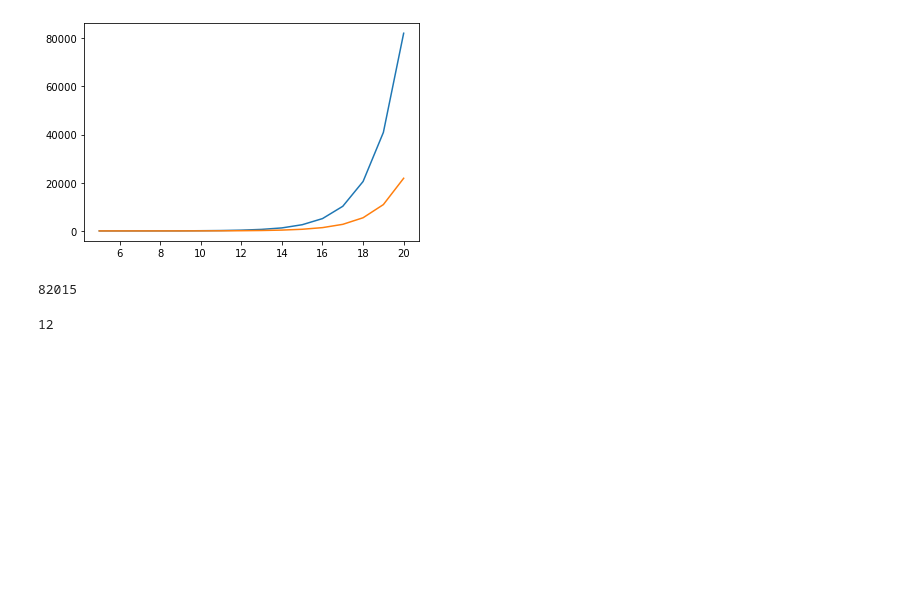
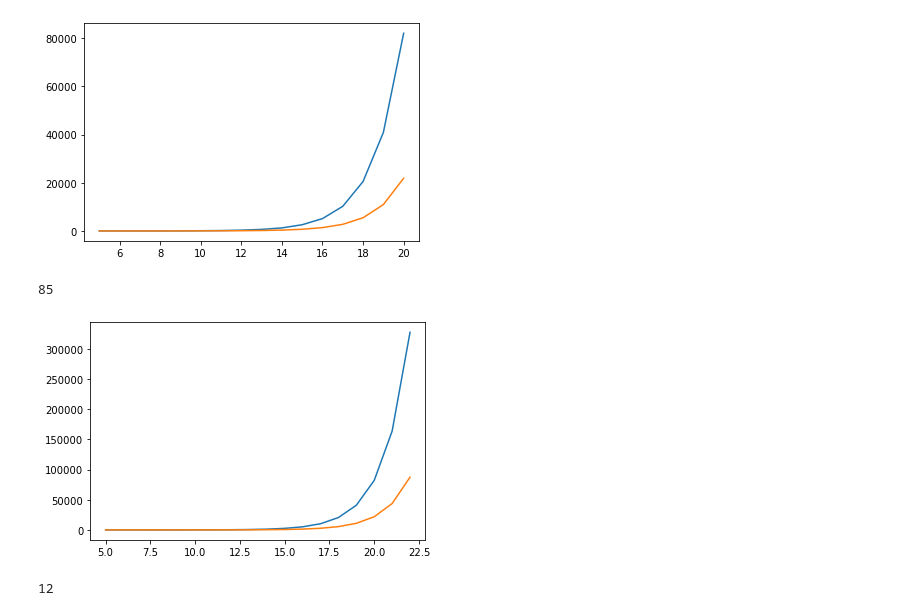
Before and after one commit to Sultanow/aberkane-sultanow-cnts, a Jupyter notebook: python/notebook/playground.ipynb, the cells around one changed output. Cells and saved outputs as stored; diff of their text form; code cells hidden in the pictures; blank space fills up the shorter version.

```diff
--- a/python/notebook/playground.ipynb
+++ b/python/notebook/playground.ipynb
@@ -147,26 +147,30 @@ def func3(s:int, max_bin_len:int)->int:
     return x
 
 start = 3
-max_bin_len = 20
+max_bin_len = 10
 print(func3(start, max_bin_len))
 # %% [output]
-82015
+85
 # %%
+start = 3
+max_bin_len = 22
 x_val=[]
 y_val=[]
 y_val2=[]
 for mbl in range(5, max_bin_len+1):
     x_val.append(mbl)
     y_val.append(func3(start, mbl))
     y_val2.append(2**(mbl-1)/24)
 
 d = {"x":x_val, "max_bin_length":y_val}
 df = pd.DataFrame(d)
 df.to_csv('max_bin_length.csv', index=False)
 
 plt.plot(x_val, y_val)
 plt.plot(x_val, y_val2)
 plt.show()
+# %% [output]
+[figure, added]
 # %%
 recursion_jumps = []
 def func(start:int, max_bin_len:int, x:int)->int:
```
Also changed, not shown: parts of 1 cell of this notebook.
